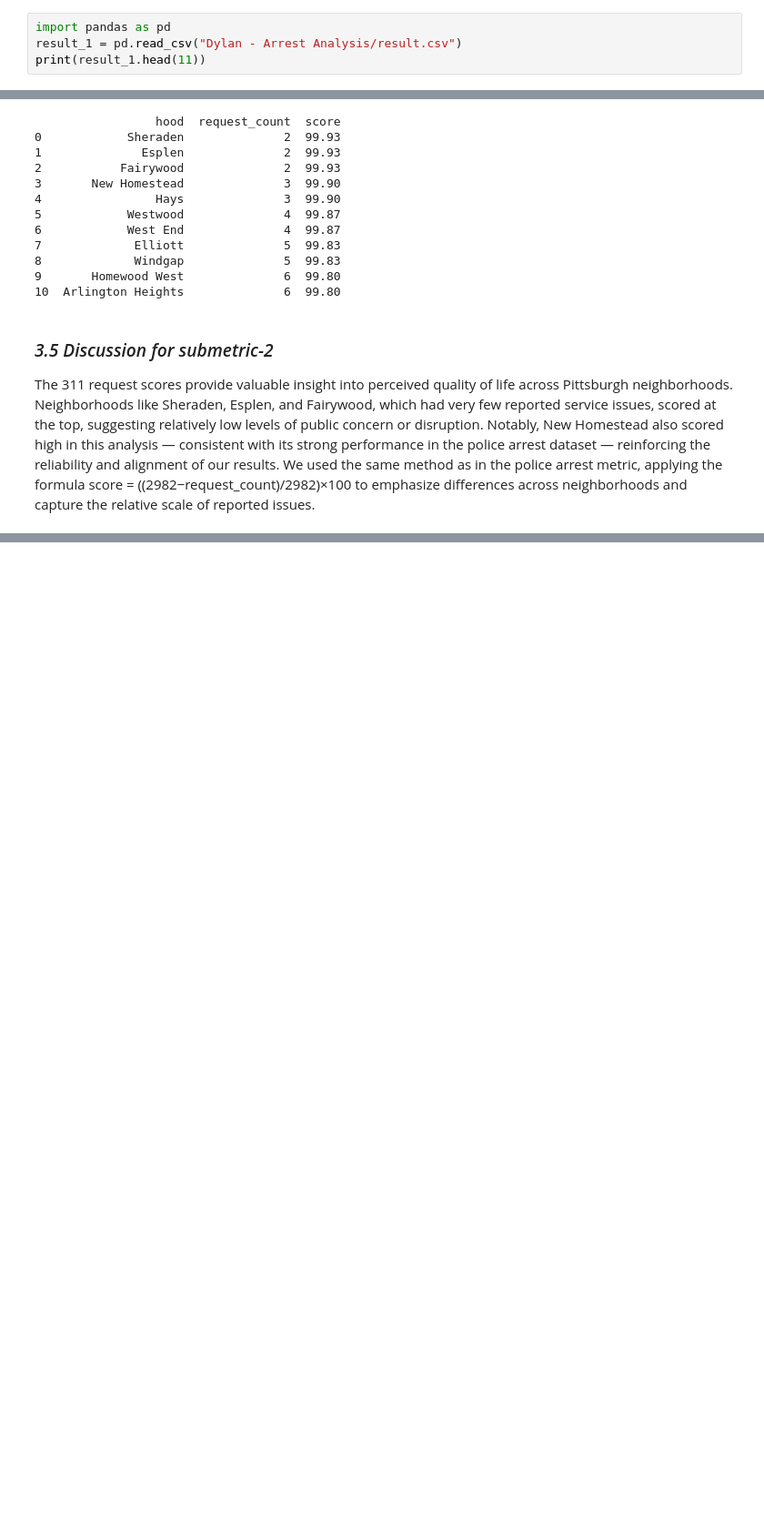
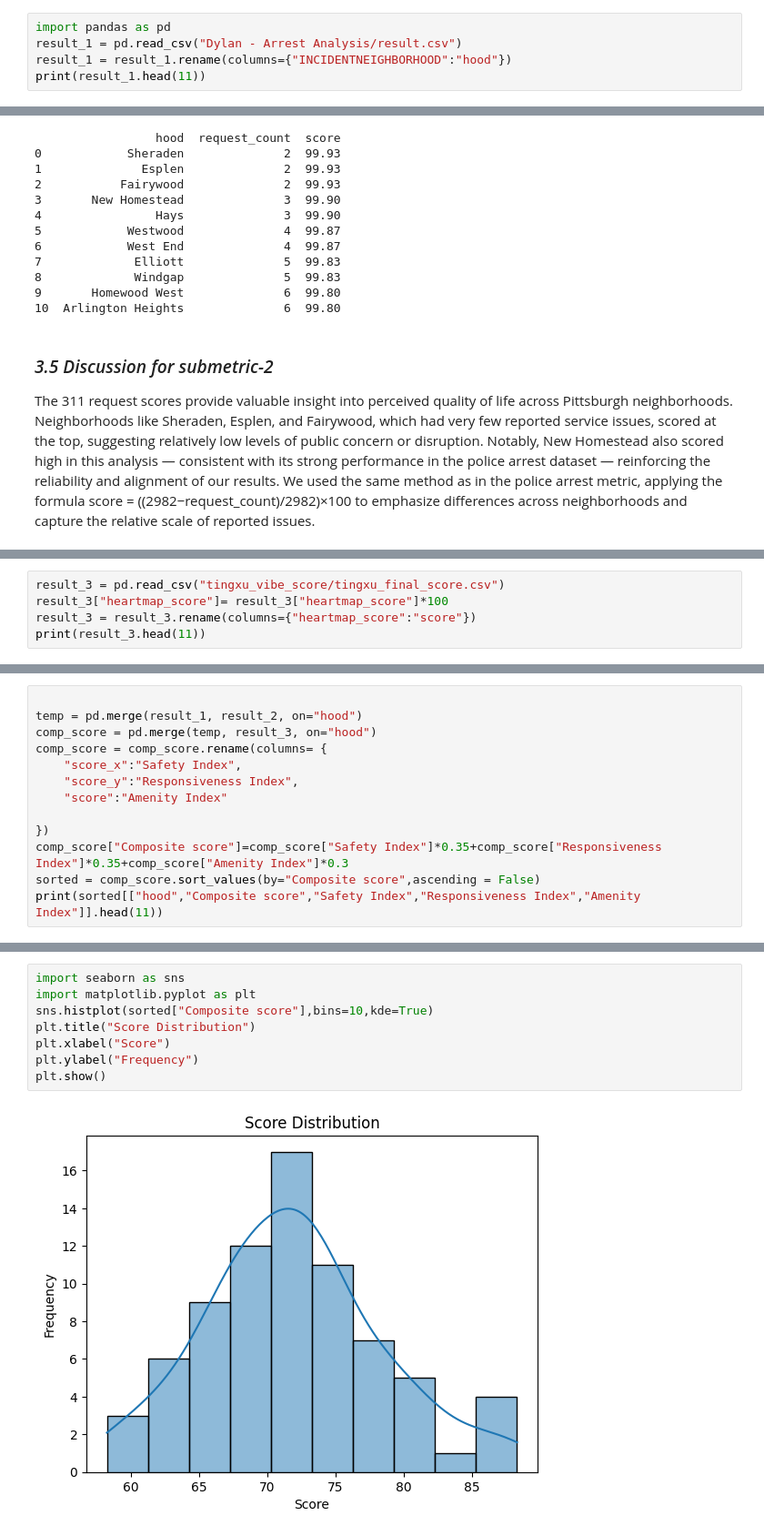
Before and after one commit to mky11w/Catnip-final-project, a Jupyter notebook: Catnip_Final_Report.ipynb, the cells around one changed output, grey strips where cells are left out. Shown at 91% size. Cells and saved outputs as stored; diff of their text form; blank space fills up the shorter version.

```diff
--- a/Catnip_Final_Report.ipynb
+++ b/Catnip_Final_Report.ipynb
@@ -18,5 +18,6 @@ In our neighborhood evaluation metric, the police arrest data serves as the "saf
 # %%
 import pandas as pd
 result_1 = pd.read_csv("Dylan - Arrest Analysis/result.csv")
+result_1 = result_1.rename(columns={"INCIDENTNEIGHBORHOOD":"hood"})
 print(result_1.head(11))
 # %% [output]
@@ -66,0 +77,5 @@ The 311 request scores provide valuable insight into perceived quality of life a
+# %%
+result_3 = pd.read_csv("tingxu_vibe_score/tingxu_final_score.csv")
+result_3["heartmap_score"]= result_3["heartmap_score"]*100
+result_3 = result_3.rename(columns={"heartmap_score":"score"})
+print(result_3.head(11))
@@ -66,0 +109,13 @@ The 311 request scores provide valuable insight into perceived quality of life a
+# %%
+
+temp = pd.merge(result_1, result_2, on="hood")
+comp_score = pd.merge(temp, result_3, on="hood")
+comp_score = comp_score.rename(columns= {
+    "score_x":"Safety Index",
+    "score_y":"Responsiveness Index",
+    "score":"Amenity Index"
+
+})
+comp_score["Composite score"]=comp_score["Safety Index"]*0.35+comp_score["Responsiveness Index"]*0.35+comp_score["Amenity Index"]*0.3
+sorted = comp_score.sort_values(by="Composite score",ascending = False)
+print(sorted[["hood","Composite score","Safety Index","Responsiveness Index","Amenity Index"]].head(11))
@@ -66,0 +145,10 @@ The 311 request scores provide valuable insight into perceived quality of life a
+# %%
+import seaborn as sns
+import matplotlib.pyplot as plt
+sns.histplot(sorted["Composite score"],bins=10,kde=True)
+plt.title("Score Distribution")
+plt.xlabel("Score")
+plt.ylabel("Frequency")
+plt.show()
+# %% [output]
+[figure, added]
```
Also changed, not shown: parts of 12 cells of this notebook, 4 other files.
